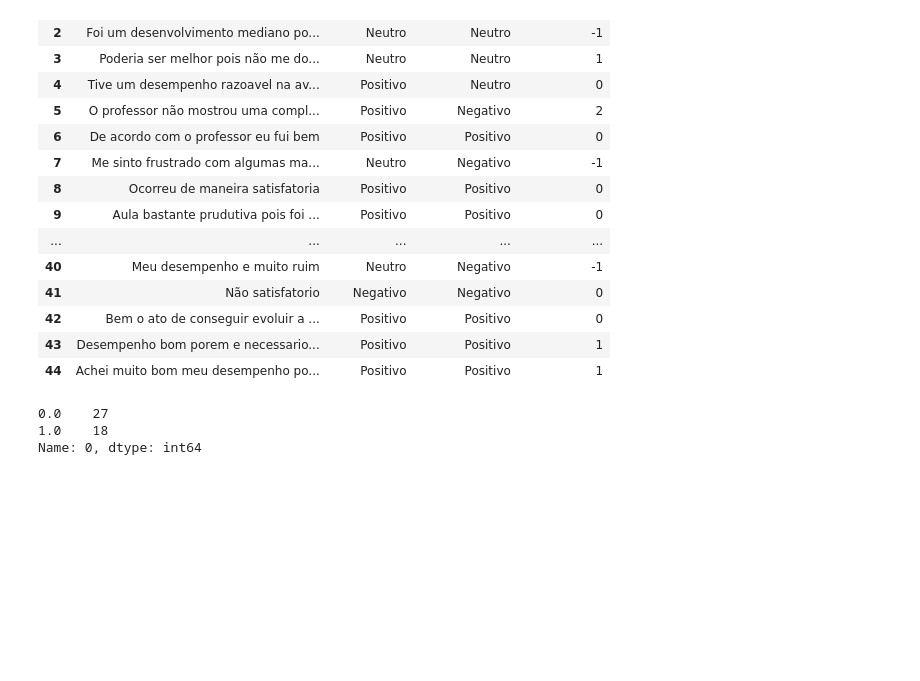
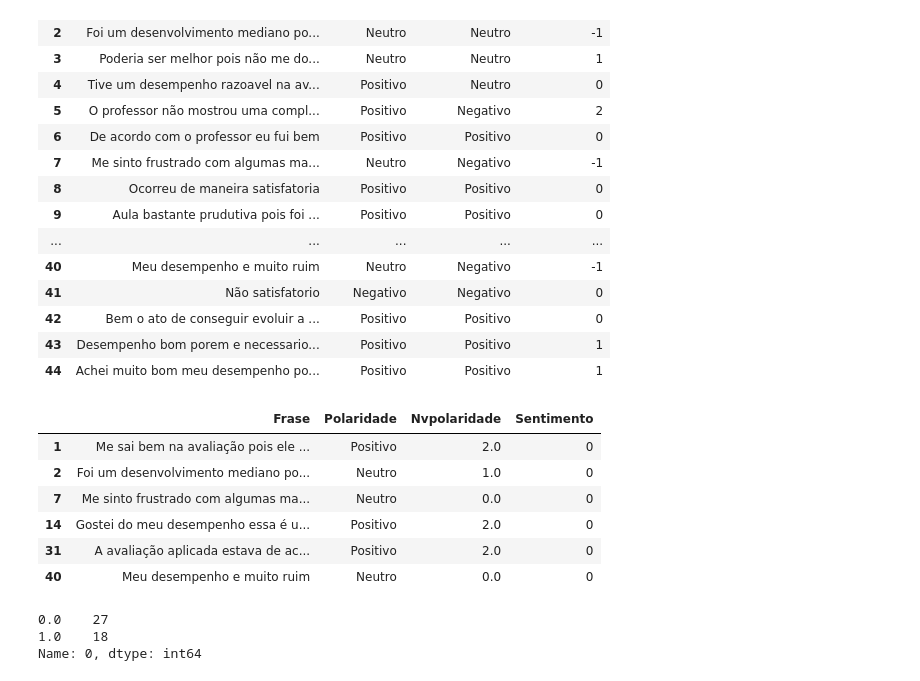
Before and after one commit to DaisonSilas/TCC, a Jupyter notebook: teste_sentilexPT.ipynb, the cells around one changed output. Drawn from its saved outputs; the diff is of its cells as text; code cells hidden in the pictures; blank space fills up the shorter version.

```diff
--- a/teste_sentilexPT.ipynb
+++ b/teste_sentilexPT.ipynb
@@ -92,3 +82,13 @@ neutros = neutro
+# %%
+dados.loc[dados['Sentimento']== 0]
+# %% [output]
+|  | Frase | Polaridade | Nvpolaridade | Sentimento |
+| 1 | Me sai bem na avaliação pois ele ... | Positivo | 2.0 | 0 |
+| 2 | Foi um desenvolvimento mediano po... | Neutro | 1.0 | 0 |
+| 7 | Me sinto frustrado com algumas ma... | Neutro | 0.0 | 0 |
+| 14 | Gostei do meu desempenho essa é u... | Positivo | 2.0 | 0 |
+| 31 | A avaliação aplicada estava de ac... | Positivo | 2.0 | 0 |
+| 40 | Meu desempenho e muito ruim | Neutro | 0.0 | 0 |
 # %%
 def polaridade_numero(pol):
     if int(pol) < 0:
```
Also changed, not shown: parts of 3 cells of this notebook.
